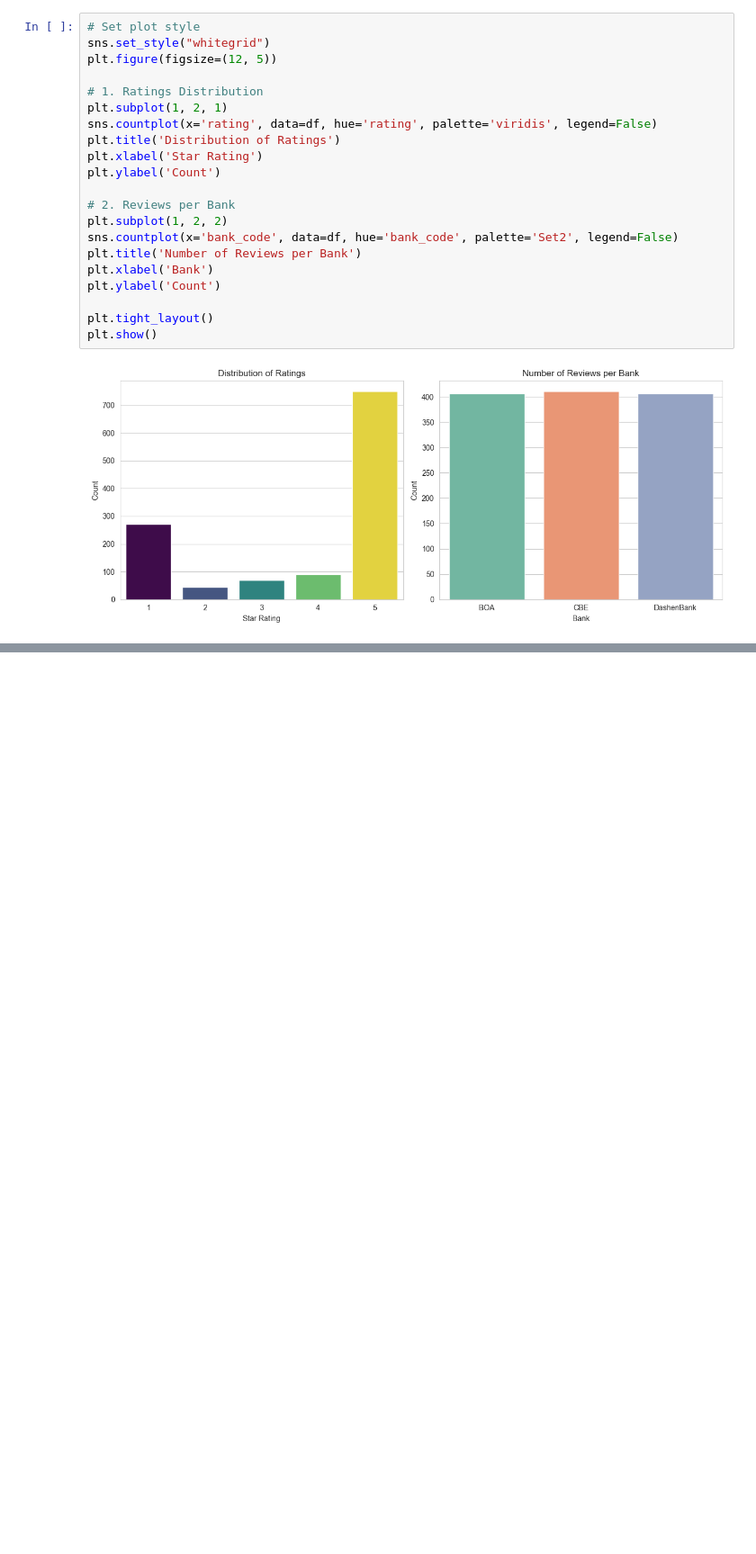
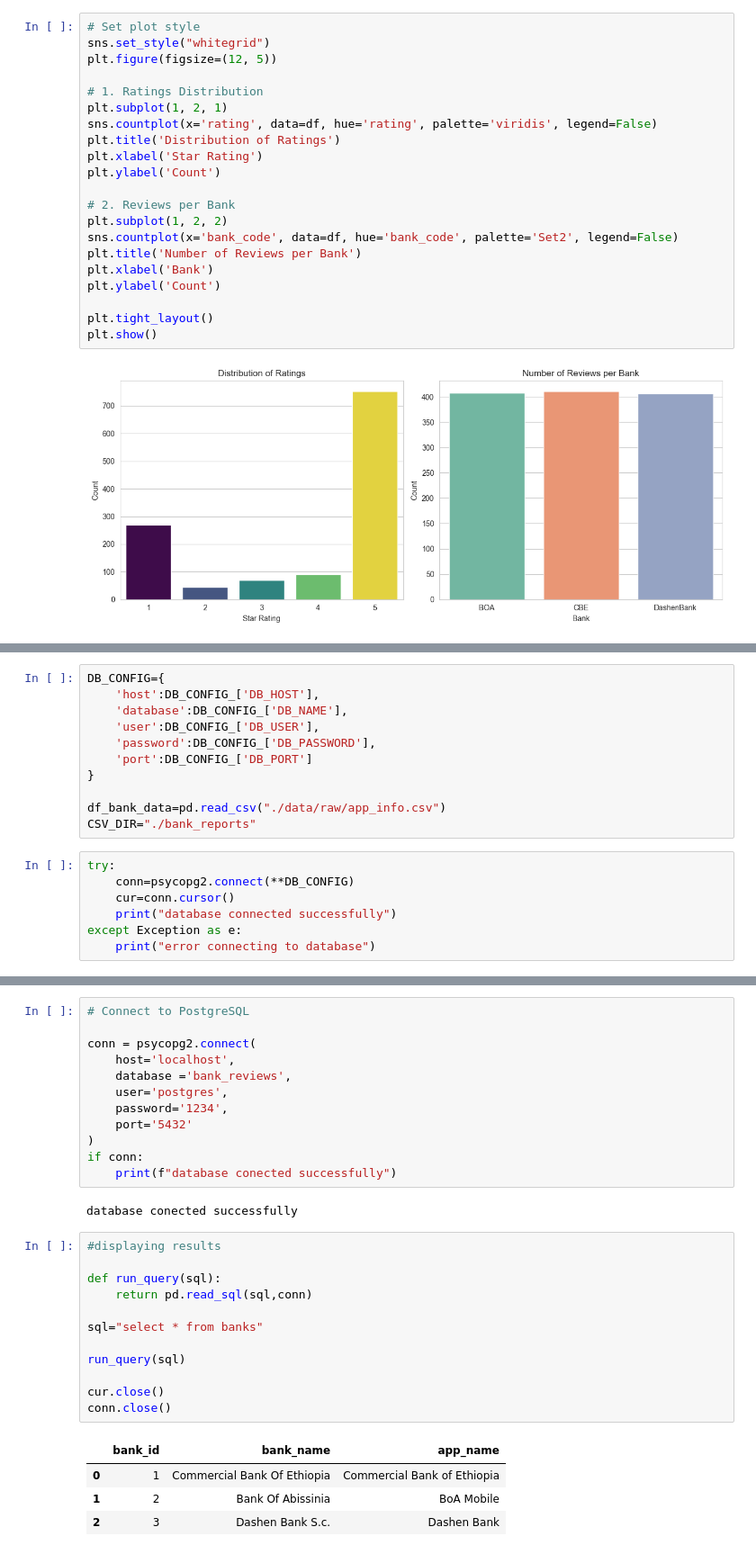
Before and after one commit to zerubabelalpha/Data-Analytics-for-Fintech-Apps, a Jupyter notebook: notebooks/data_scrap_preprocess.ipynb, the cells around one changed output, grey strips where cells are left out. Shown: that part at 90% size. Saved outputs shown, nothing was run; the diff lists cells and outputs as text; blank space fills up the shorter version.

Commit message:
chore:database insertion and visualization logic added

```diff
--- a/notebooks/data_scrap_preprocess.ipynb
+++ b/notebooks/data_scrap_preprocess.ipynb
@@ -151,0 +181,18 @@ plt.show()
+# %%
+DB_CONFIG={
+    'host':DB_CONFIG_['DB_HOST'],
+    'database':DB_CONFIG_['DB_NAME'],
+    'user':DB_CONFIG_['DB_USER'],
+    'password':DB_CONFIG_['DB_PASSWORD'],
+    'port':DB_CONFIG_['DB_PORT']
+}
+
+df_bank_data=pd.read_csv("./data/raw/app_info.csv")
+CSV_DIR="./bank_reports"
+# %%
+try:
+    conn=psycopg2.connect(**DB_CONFIG)
+    cur=conn.cursor()
+    print("database connected successfully")
+except Exception as e:
+    print("error connecting to database")
@@ -151,0 +303,31 @@ plt.show()
+# %%
+# Connect to PostgreSQL
+
+conn = psycopg2.connect(
+    host='localhost',
+    database ='bank_reviews',
+    user='postgres',
+    password='1234',
+    port='5432'
+)
+if conn:
+    print(f"database conected successfully")
+# %% [output]
+database conected successfully
+# %%
+#displaying results
+
+def run_query(sql):
+    return pd.read_sql(sql,conn)
+
+sql="select * from banks"
+
+run_query(sql)
+
+cur.close()
+conn.close()
+# %% [output]
+|  | bank_id | bank_name | app_name |
+| 0 | 1 | Commercial Bank Of Ethiopia | Commercial Bank of Ethiopia |
+| 1 | 2 | Bank Of Abissinia | BoA Mobile |
+| 2 | 3 | Dashen Bank S.c. | Dashen Bank |
```
Also changed, not shown: parts of 10 cells of this notebook.
